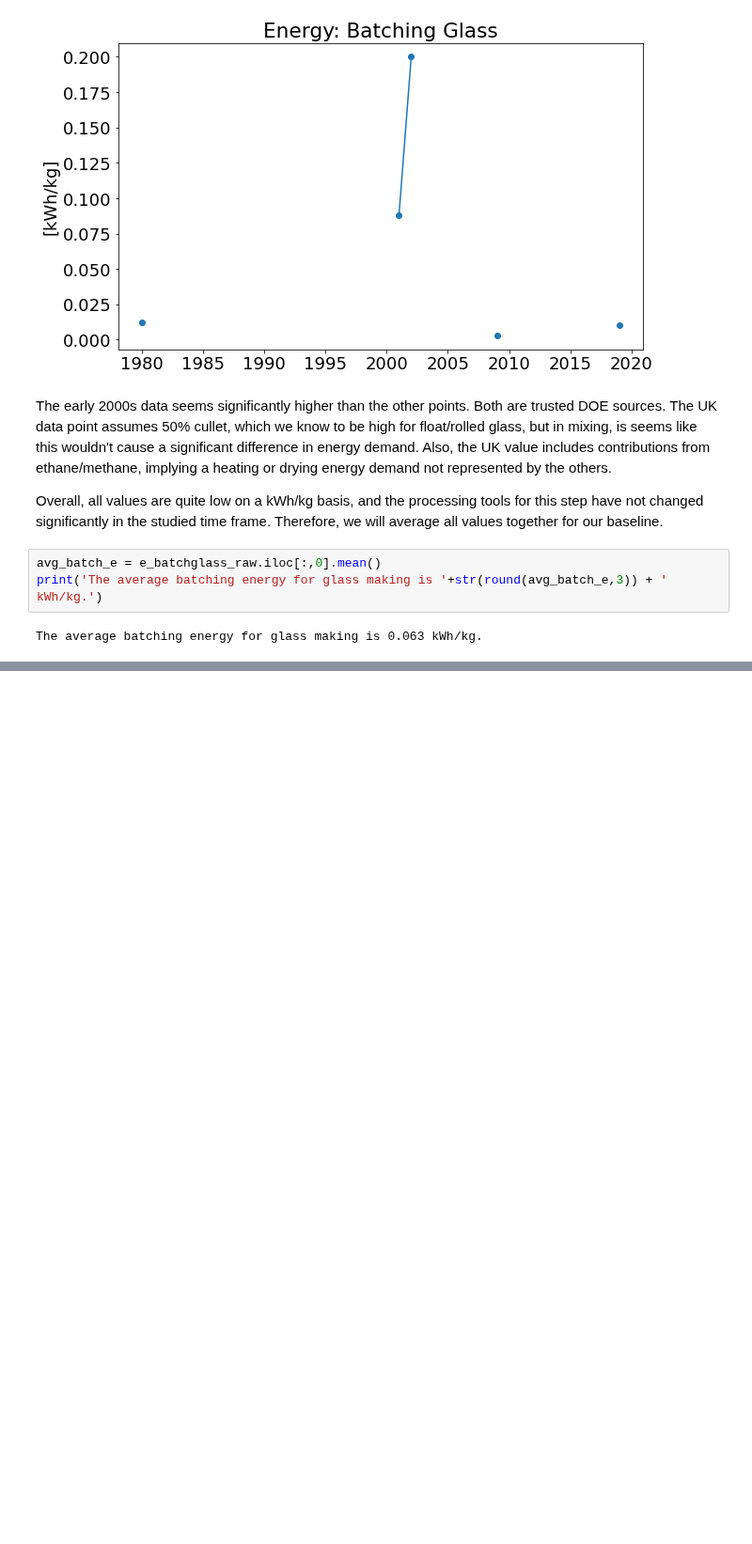
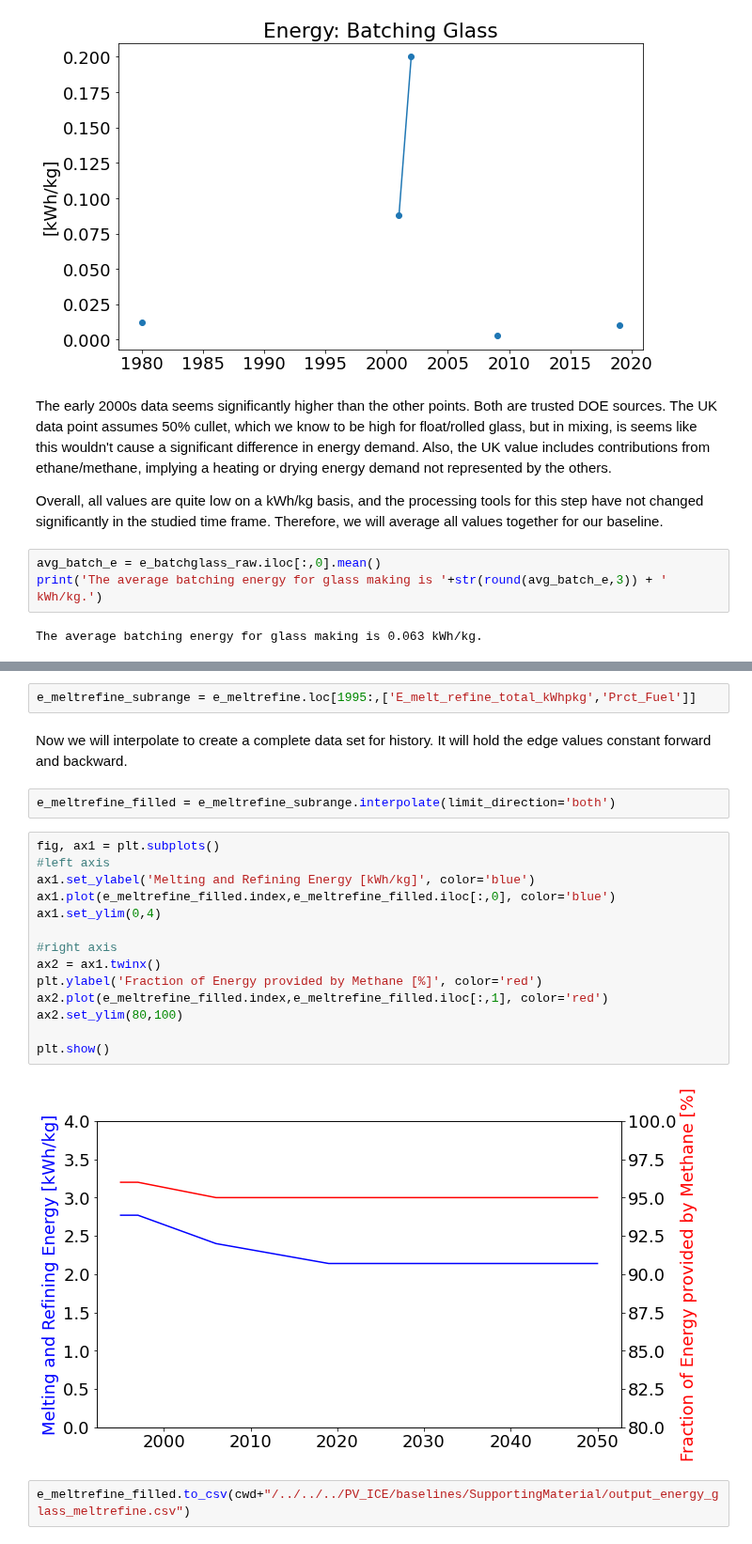
Before and after one commit to NREL/PV_ICE, a Jupyter notebook: docs/tutorials/baseline development documentation/(baseline development) Energy Glass Batch Prep - Post Forming.ipynb, the cells around one changed output, grey strips where cells are left out. Shown at 94% size. Cells and saved outputs as stored; diff of their text form; blank space fills up the shorter version.

```diff
--- a/docs/tutorials/baseline development documentation/(baseline development) Energy Glass Batch Prep - Post Forming.ipynb
+++ b/docs/tutorials/baseline development documentation/(baseline development) Energy Glass Batch Prep - Post Forming.ipynb
@@ -57,0 +91,24 @@ The next step in glass manufacturing is the melting of the glass. This is sepera
+# %%
+e_meltrefine_subrange = e_meltrefine.loc[1995:,['E_melt_refine_total_kWhpkg','Prct_Fuel']]
+# %% [markdown]
+Now we will interpolate to create a complete data set for history. It will hold the edge values constant forward and backward.
+# %%
+e_meltrefine_filled = e_meltrefine_subrange.interpolate(limit_direction='both')
+# %%
+fig, ax1 = plt.subplots()
+#left axis
+ax1.set_ylabel('Melting and Refining Energy [kWh/kg]', color='blue')
+ax1.plot(e_meltrefine_filled.index,e_meltrefine_filled.iloc[:,0], color='blue')
+ax1.set_ylim(0,4)
+
+#right axis
+ax2 = ax1.twinx()
+plt.ylabel('Fraction of Energy provided by Methane [%]', color='red')
+ax2.plot(e_meltrefine_filled.index,e_meltrefine_filled.iloc[:,1], color='red')
+ax2.set_ylim(80,100)
+
+plt.show()
+# %% [output]
+[figure, added]
+# %%
+e_meltrefine_filled.to_csv(cwd+"/../../../PV_ICE/baselines/SupportingMaterial/output_energy_glass_meltrefine.csv")
```
Also changed, not shown: parts of 17 cells of this notebook, 4 other files.
